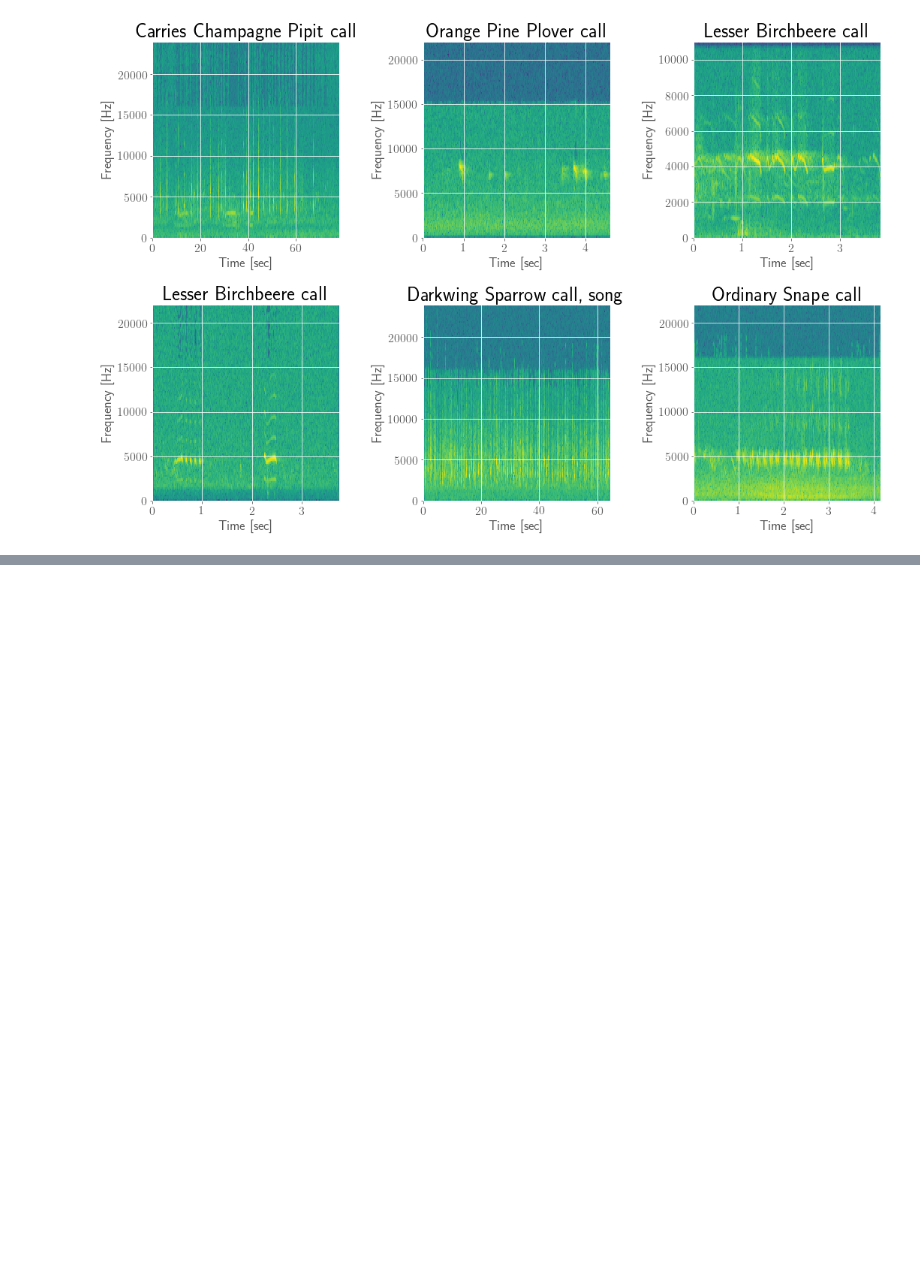
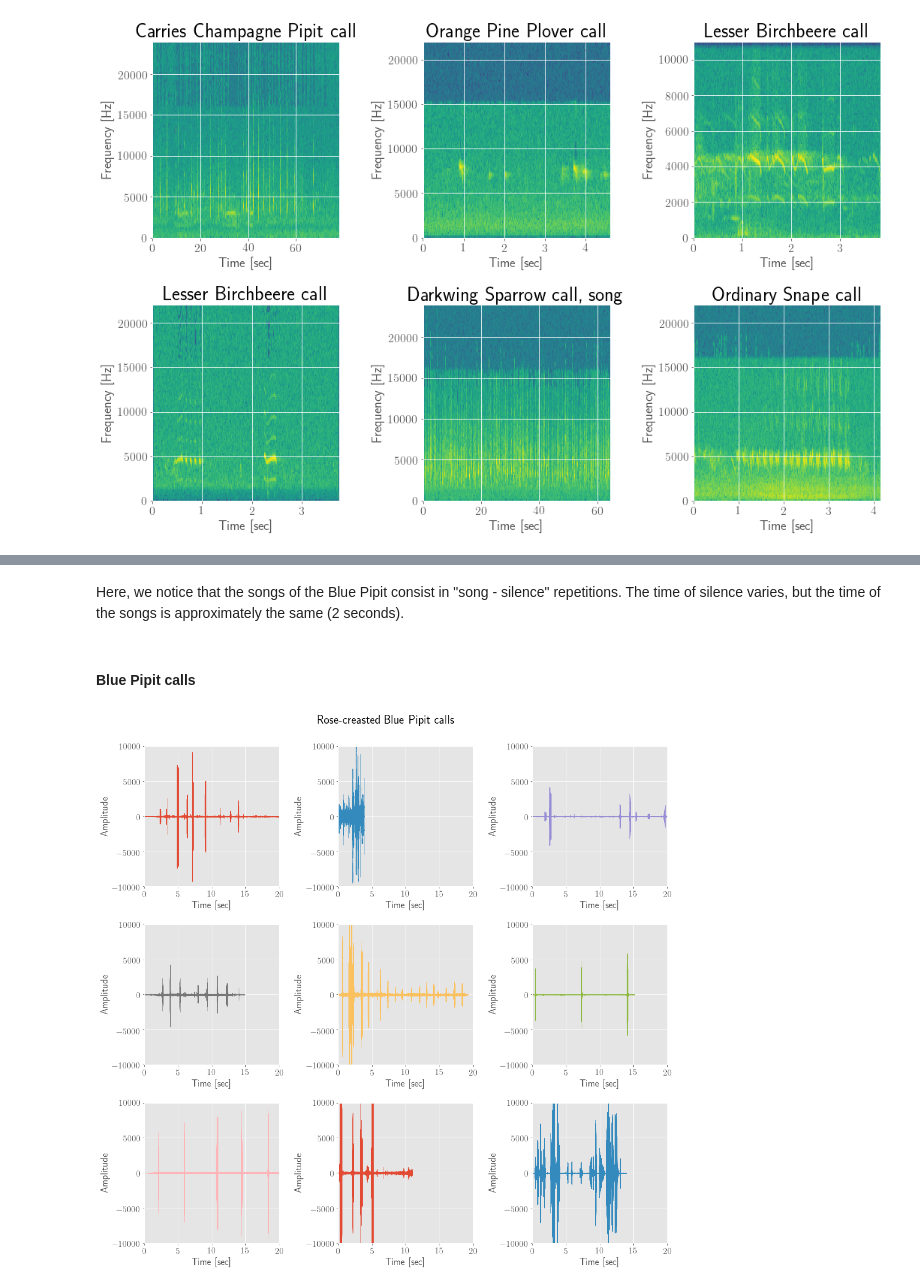
Before and after one commit to guillaumefrd/vast-challenge-2018-mc1, a Jupyter notebook: birds_sound_visualizations.ipynb, the cells around one changed output, grey strips where cells are left out. Saved outputs shown, nothing was run; the diff lists cells and outputs as text; code cells hidden in the pictures; blank space fills up the shorter version.

```diff
--- a/birds_sound_visualizations.ipynb
+++ b/birds_sound_visualizations.ipynb
@@ -187,0 +195,13 @@ From literature, we have found several methods to classify sounds depending on t
+# %% [markdown]
+Here, we notice that the songs of the Blue Pipit consist in "song - silence" repetitions. The time of silence varies, but the time of the songs is approximately the same (2 seconds).
+# %% [markdown]
+#### Blue Pipit calls
+# %%
+df_bp_calls = df.loc[(df['English_name'] == 'Rose-crested Blue Pipit')
+                    & (df['Vocalization_type'] == 'call')
+                    & (df['Quality'] == 'A')]
+
+plot_signal_temp(df_bp_calls, path='all_birds_wav',
+                 title='Rose-creasted Blue Pipit calls')
+# %% [output]
+[figure, added]
```
Also changed, not shown: parts of 20 cells of this notebook.
